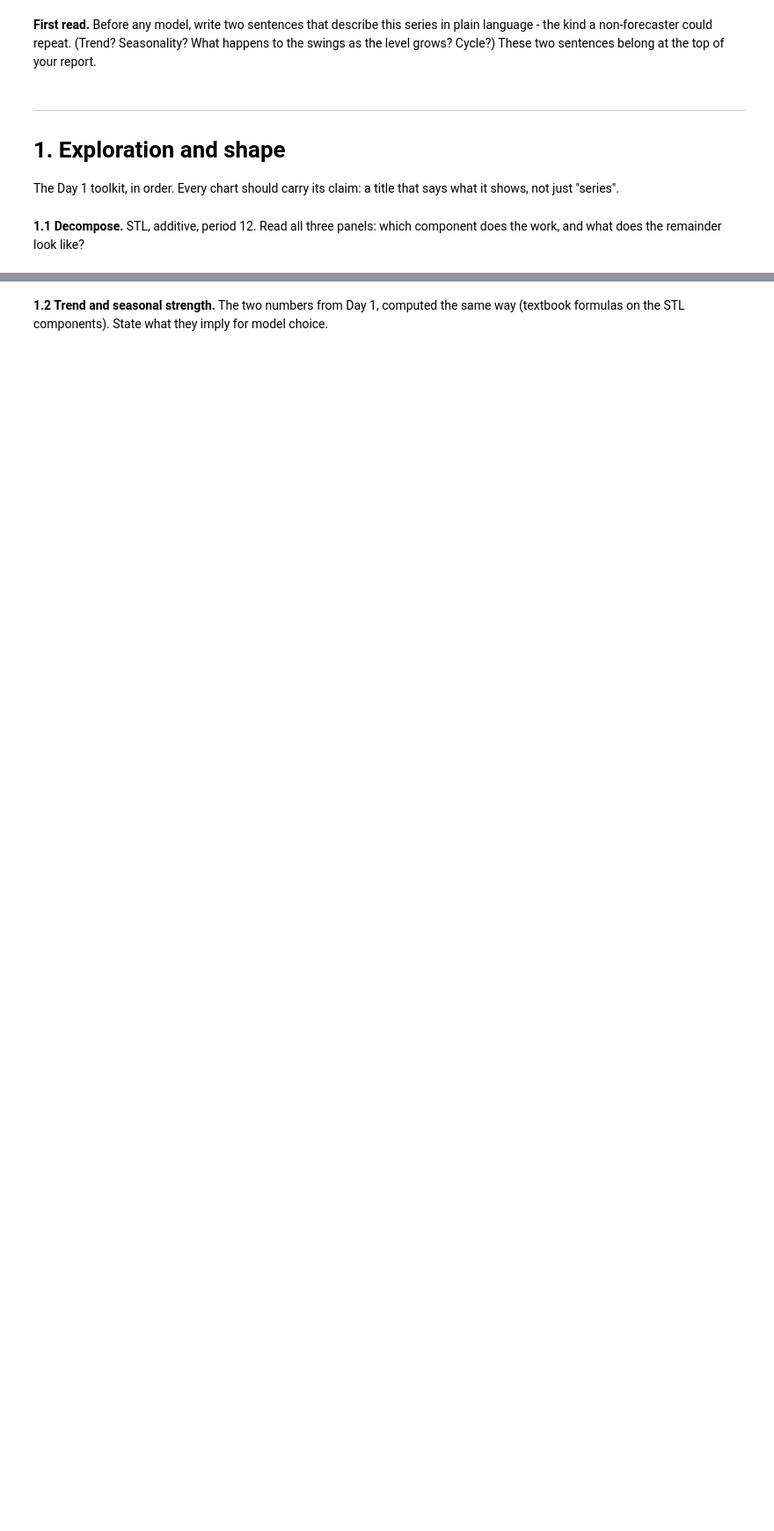
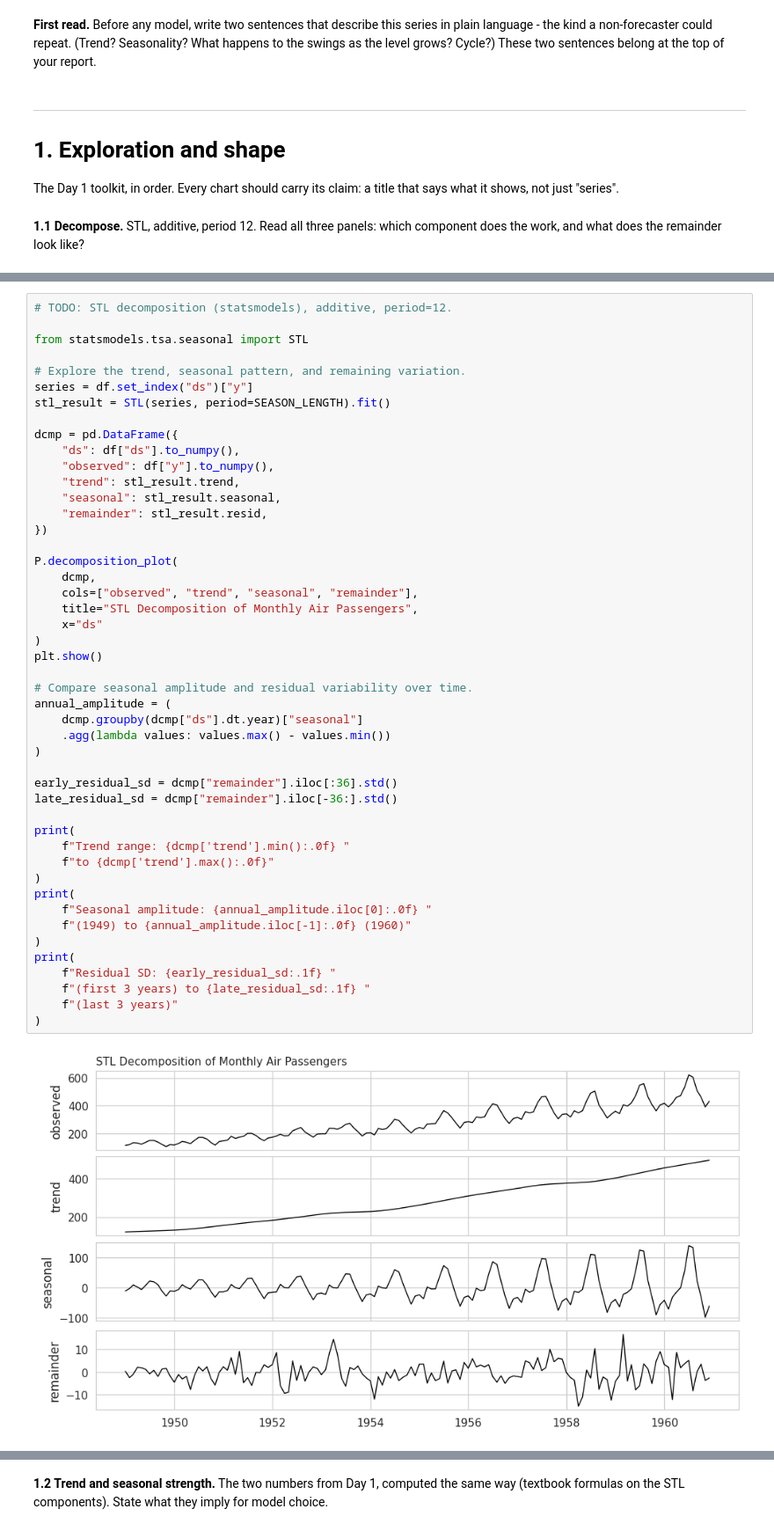
Before and after one commit to cbvxil/international-airpassengers-project, a Jupyter notebook: project.ipynb, the cells around one changed output, grey strips where cells are left out. Shown at 88% size. Drawn from its saved outputs; the diff is of its cells as text; blank space fills up the shorter version.

```diff
--- a/project.ipynb
+++ b/project.ipynb
@@ -124,0 +115,49 @@ dcmp = STL(
+# %%
+# TODO: STL decomposition (statsmodels), additive, period=12.
+
+from statsmodels.tsa.seasonal import STL
+
+# Explore the trend, seasonal pattern, and remaining variation.
+series = df.set_index("ds")["y"]
+stl_result = STL(series, period=SEASON_LENGTH).fit()
+
+dcmp = pd.DataFrame({
+    "ds": df["ds"].to_numpy(),
+    "observed": df["y"].to_numpy(),
+    "trend": stl_result.trend,
+    "seasonal": stl_result.seasonal,
+    "remainder": stl_result.resid,
+})
+
+P.decomposition_plot(
+    dcmp,
+    cols=["observed", "trend", "seasonal", "remainder"],
+    title="STL Decomposition of Monthly Air Passengers",
+    x="ds"
+)
+plt.show()
+
+# Compare seasonal amplitude and residual variability over time.
+annual_amplitude = (
+    dcmp.groupby(dcmp["ds"].dt.year)["seasonal"]
+    .agg(lambda values: values.max() - values.min())
+)
+
+early_residual_sd = dcmp["remainder"].iloc[:36].std()
+late_residual_sd = dcmp["remainder"].iloc[-36:].std()
+
+print(
+    f"Trend range: {dcmp['trend'].min():.0f} "
+    f"to {dcmp['trend'].max():.0f}"
+)
+print(
+    f"Seasonal amplitude: {annual_amplitude.iloc[0]:.0f} "
+    f"(1949) to {annual_amplitude.iloc[-1]:.0f} (1960)"
+)
+print(
+    f"Residual SD: {early_residual_sd:.1f} "
+    f"(first 3 years) to {late_residual_sd:.1f} "
+    f"(last 3 years)"
+)
+# %% [output]
+[figure, added]
```
Also changed, not shown: parts of 30 cells of this notebook.
